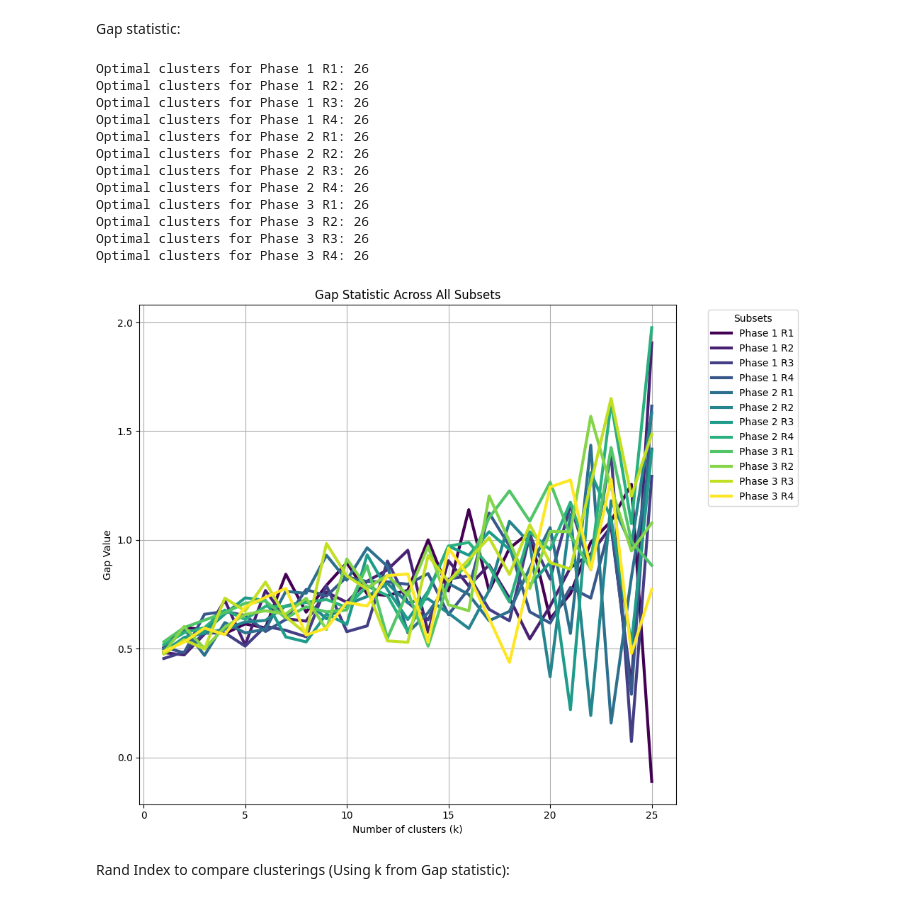
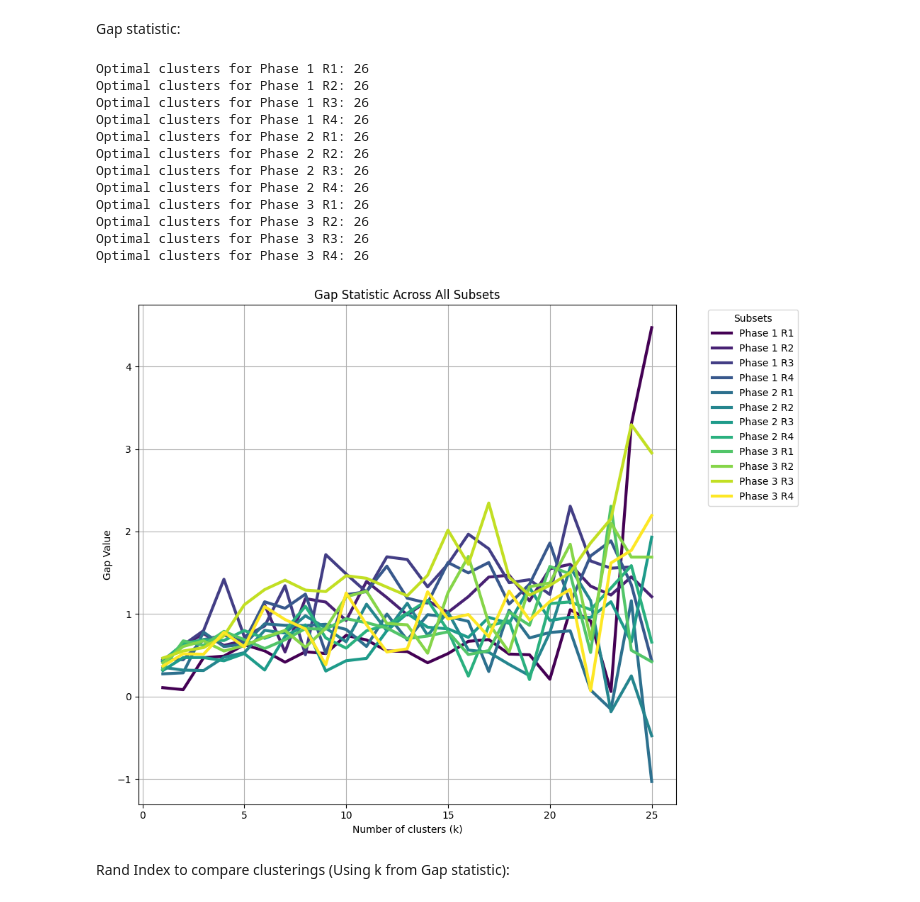
Before and after one commit to lukyrasocha/emo-stress, a Jupyter notebook: main.ipynb, the cells around one changed output. Saved outputs shown, nothing was run; the diff lists cells and outputs as text; code cells hidden in the pictures.

```diff
--- a/main.ipynb
+++ b/main.ipynb
@@ -155,0 +157,2 @@ features = ['HR_TD_Mean', 'TEMP_TD_Mean']
+# %%
+features = ['HR_TD_Mean', 'TEMP_TD_Mean', 'EDA_TD_P_Mean', 'EDA_TD_T_Mean']
@@ -166,3 +171,22 @@ X_phase3_r1 = data[(data["Phase"] == 3) & (data["Round"].isin([1]))][features]
 X_phase3_r2 = data[(data["Phase"] == 3) & (data["Round"].isin([2]))][features]
 X_phase3_r3 = data[(data["Phase"] == 3) & (data["Round"].isin([3]))][features]
 X_phase3_r4 = data[(data["Phase"] == 3) & (data["Round"].isin([4]))][features]
+
+data_subsets = [
+    X_phase1_r1, X_phase1_r2, X_phase1_r3, X_phase1_r4,
+    X_phase2_r1, X_phase2_r2, X_phase2_r3, X_phase2_r4,
+    X_phase3_r1, X_phase3_r2, X_phase3_r3, X_phase3_r4
+]
+
+# Names for labeling in the plot
+subset_names = [
+    'Phase 1 R1', 'Phase 1 R2', 'Phase 1 R3', 'Phase 1 R4',
+    'Phase 2 R1', 'Phase 2 R2', 'Phase 2 R3', 'Phase 2 R4',
+    'Phase 3 R1', 'Phase 3 R2', 'Phase 3 R3', 'Phase 3 R4'
+]
+
+# Initialize the scaler
+scaler = StandardScaler()
+
+# Scale all data subsets at once
+scaled_data_subsets = [scaler.fit_transform(subset) for subset in data_subsets]
@@ -245,7 +248,7 @@ from sklearn.cluster import KMeans
 from sklearn.metrics import silhouette_score
 from sklearn.preprocessing import StandardScaler
 
-
+# Assuming scaled_data_subsets and subset_names are already defined as in previous context
 
 # Range of k values to try
 k_values = range(2, 26)
@@ -267,11 +270,10 @@ def calculate_silhouette_scores(data):
 plt.figure(figsize=(14, 8))
 
 # Colors for each line
-colors = plt.cm.viridis(np.linspace(0, 1, len(data_subsets)))
+colors = plt.cm.viridis(np.linspace(0, 1, len(scaled_data_subsets)))
 
-# Calculate and plot silhouette scores for each subset
-for i, data_subset in enumerate(data_subsets):
-
+# Calculate and plot silhouette scores for each scaled subset
+for i, scaled_data in enumerate(scaled_data_subsets):
     # Calculate silhouette scores
     scores = calculate_silhouette_scores(scaled_data)
 
@@ -294,6 +296,10 @@ plt.show()
 # %% [markdown]
 Gap statistic:
 # %%
+import matplotlib.pyplot as plt
+from gap_statistic.optimalK import OptimalK
+
+
 # Define a function to calculate gap statistic for a data subset
 def compute_gap_statistic(data, max_k, title, plot_color):
     optimalK = OptimalK(n_jobs=-1, parallel_backend='joblib')
@@ -301,45 +307,42 @@ def compute_gap_statistic(data, max_k, title, plot_color):
     print(f'Optimal clusters for {title}: {n_clusters}')
     plt.plot(optimalK.gap_df['n_clusters'], optimalK.gap_df['gap_value'], linewidth=3, label=title, color=plot_color)
 
-# Max k value
 max_k = 26
 
 # Prepare the figure for plotting
 plt.figure(figsize=(12, 8))
 
 # Colors for each line
-colors = plt.cm.viridis(np.linspace(0, 1, len(data_subsets)))
+colors = plt.cm.viridis(np.linspace(0, 1, len(scaled_data_subsets)))
 
-# Calculate and plot gap statistic for each subset
-for i, data_subset in enumerate(data_subsets):
-    # Scale the data subset
-
+# Calculate and plot gap statistic for each scaled subset
+for i, scaled_data in enumerate(scaled_data_subsets):
     # Calculate and plot gap statistic
     compute_gap_statistic(scaled_data, max_k, subset_names[i], colors[i])
 
 # Add plot details
 plt.xlabel('Number of clusters (k)')
 plt.ylabel('Gap Value')
 plt.title('Gap Statistic Across All Subsets')
 plt.legend(title='Subsets', bbox_to_anchor=(1.05, 1), loc='upper left')
 plt.grid(True)
 plt.tight_layout(rect=[0,0,0.85,1])  # Adjust layout to make room for the legend
 
 plt.show()
 # %% [output]
 Optimal clusters for Phase 1 R1: 26
 Optimal clusters for Phase 1 R2: 26
 Optimal clusters for Phase 1 R3: 26
 Optimal clusters for Phase 1 R4: 26
 Optimal clusters for Phase 2 R1: 26
 Optimal clusters for Phase 2 R2: 26
 Optimal clusters for Phase 2 R3: 26
 Optimal clusters for Phase 2 R4: 26
 Optimal clusters for Phase 3 R1: 26
 Optimal clusters for Phase 3 R2: 26
 Optimal clusters for Phase 3 R3: 26
 Optimal clusters for Phase 3 R4: 26
-[figure, old version]
+[figure, new version]
 # %% [markdown]
 Rand Index to compare clusterings (Using k from Gap statistic):
 # %%
```
Also changed, not shown: parts of 9 cells of this notebook.
